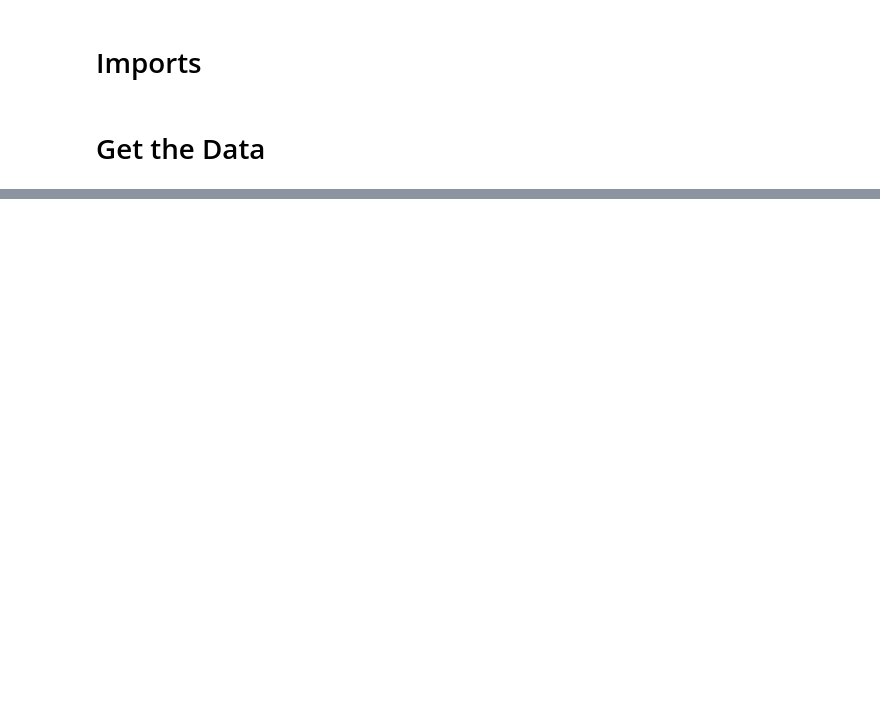
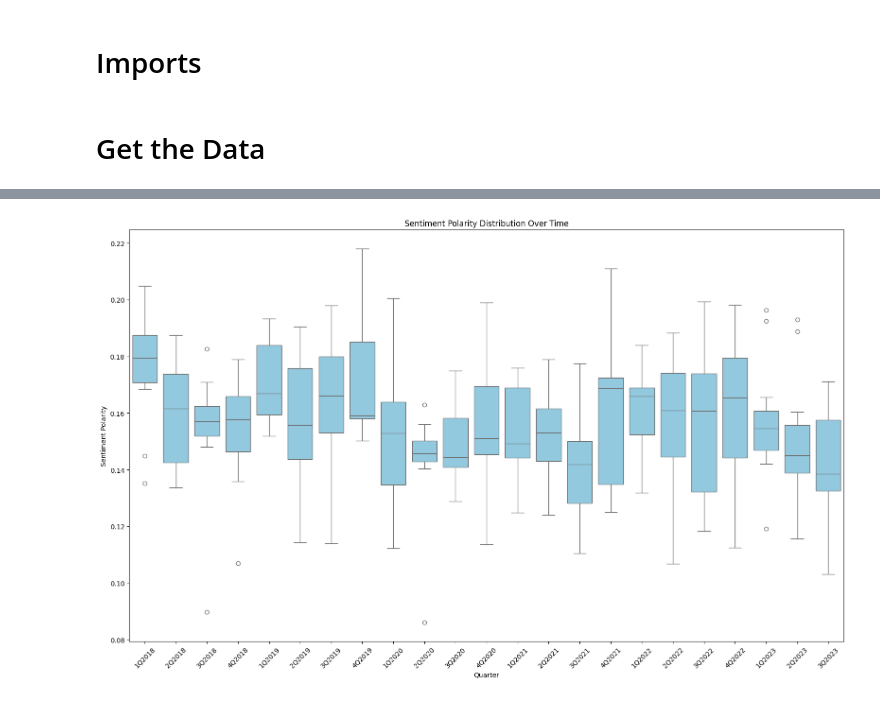
Before and after one commit to joshhaskell/earning_transcript_analysis, a Jupyter notebook: notebooks/call_level_eda.ipynb, the cells around one changed output, grey strips where cells are left out. Cells and saved outputs as stored; diff of their text form; code cells hidden in the pictures; blank space fills up the shorter version.

```diff
--- a/notebooks/call_level_eda.ipynb
+++ b/notebooks/call_level_eda.ipynb
@@ -169,0 +101,15 @@ It could be cool to try to have a visual that shows the timeline of the differen
+# %%
+# Creating a quarter-year column
+combined_transcripts_df['quarter_year'] = combined_transcripts_df['quarter'].astype(str) + 'Q' + combined_transcripts_df['year'].astype(str)
+combined_transcripts_df.sort_values(by='date', ascending = True, inplace = True)
+
+plt.figure(figsize=(16, 10))
+sns.boxplot(data=combined_transcripts_df, x='quarter_year', y='polarity', color='skyblue')
+plt.title('Sentiment Polarity Distribution Over Time')
+plt.xlabel('Quarter')
+plt.ylabel('Sentiment Polarity')
+plt.xticks(rotation=45)
+plt.tight_layout()
+plt.show()
+# %% [output]
+[figure, added]
```
Also changed, not shown: parts of 38 cells of this notebook, 1 other file.
